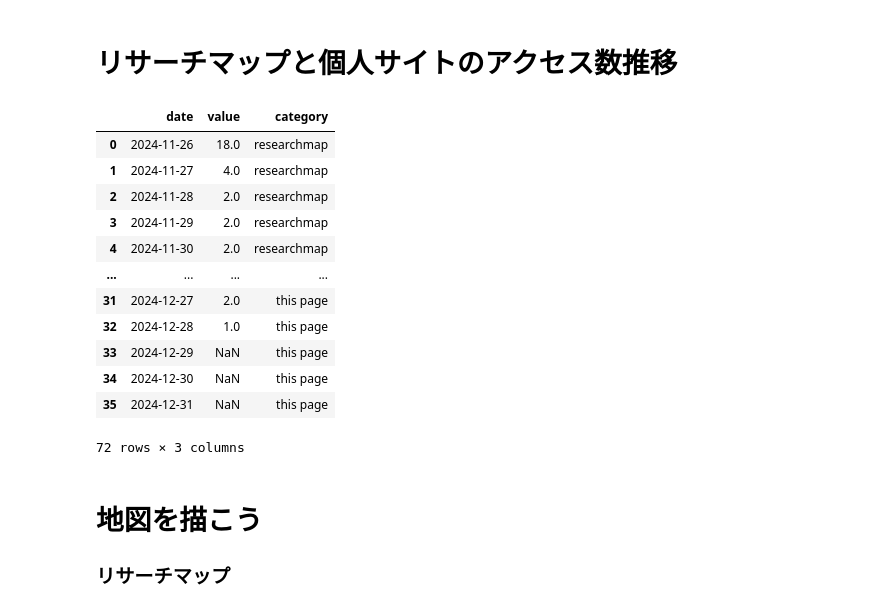
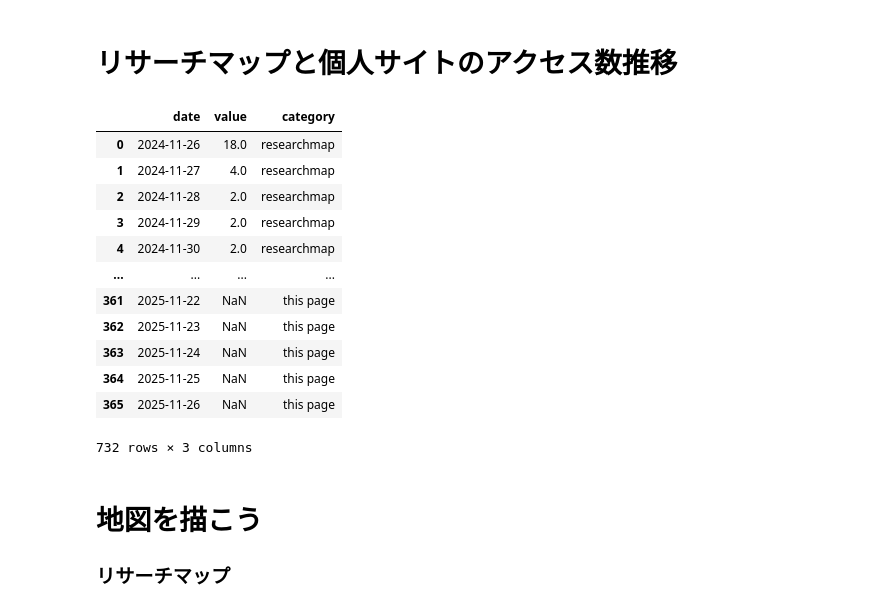
Before and after one commit to Ymgc19/Ymgc19.github.io, a Jupyter notebook: make_plot.ipynb, the cells around one changed output. Saved outputs shown, nothing was run; the diff lists cells and outputs as text; code cells hidden in the pictures.

```diff
--- a/make_plot.ipynb
+++ b/make_plot.ipynb
@@ -55,42 +55,42 @@ fig
 # リサーチマップと個人サイトのアクセス数推移
 # %%
 start_date = '2024-11-26'
-end_date = '2024-12-31'
+end_date = '2025-11-26'
 
 # リサーチマップデータ
 df_rm = pd.read_csv("access_data/researchmap.csv")
 df_rm['date'] = pd.to_datetime(df_rm['date'])
 date_range = pd.date_range(start=start_date, end=end_date, freq='D')
 df_date = pd.DataFrame(date_range, columns=['date'])
 df_rm = pd.merge(df_date, df_rm, on='date', how='left')
 df_rm["category"] = "researchmap"
 
 
 # このサイトのデータ
 df_p = pd.read_csv("access_data/personal.csv")
 df_p['date'] = pd.to_datetime(df_p['date'])
 date_range = pd.date_range(start=start_date, end=end_date, freq='D')
 df_date = pd.DataFrame(date_range, columns=['date'])
 df_p = pd.merge(df_date, df_p, on='date', how='left')
 df_p["category"] = "this page"
 
 # 2つのでデータを連結
 df = pd.concat([df_rm, df_p])
 df
 # %% [output]
 |  | date | value | category |
 | 0 | 2024-11-26 | 18.0 | researchmap |
 | 1 | 2024-11-27 | 4.0 | researchmap |
 | 2 | 2024-11-28 | 2.0 | researchmap |
 | 3 | 2024-11-29 | 2.0 | researchmap |
 | 4 | 2024-11-30 | 2.0 | researchmap |
 | ... | ... | ... | ... |
-| 31 | 2024-12-27 | 2.0 | this page |
-| 32 | 2024-12-28 | 1.0 | this page |
-| 33 | 2024-12-29 | NaN | this page |
-| 34 | 2024-12-30 | NaN | this page |
-| 35 | 2024-12-31 | NaN | this page |
+| 361 | 2025-11-22 | NaN | this page |
+| 362 | 2025-11-23 | NaN | this page |
+| 363 | 2025-11-24 | NaN | this page |
+| 364 | 2025-11-25 | NaN | this page |
+| 365 | 2025-11-26 | NaN | this page |
-72 rows × 3 columns
+732 rows × 3 columns
 # %%
 line = px.line(df, x='date', y='value', color = "category",
         color_discrete_map={'researchmap': '#00d5ff', 'this page': '#f2ff00'})
```
Also changed, not shown: parts of 5 cells of this notebook, 10 other files.
